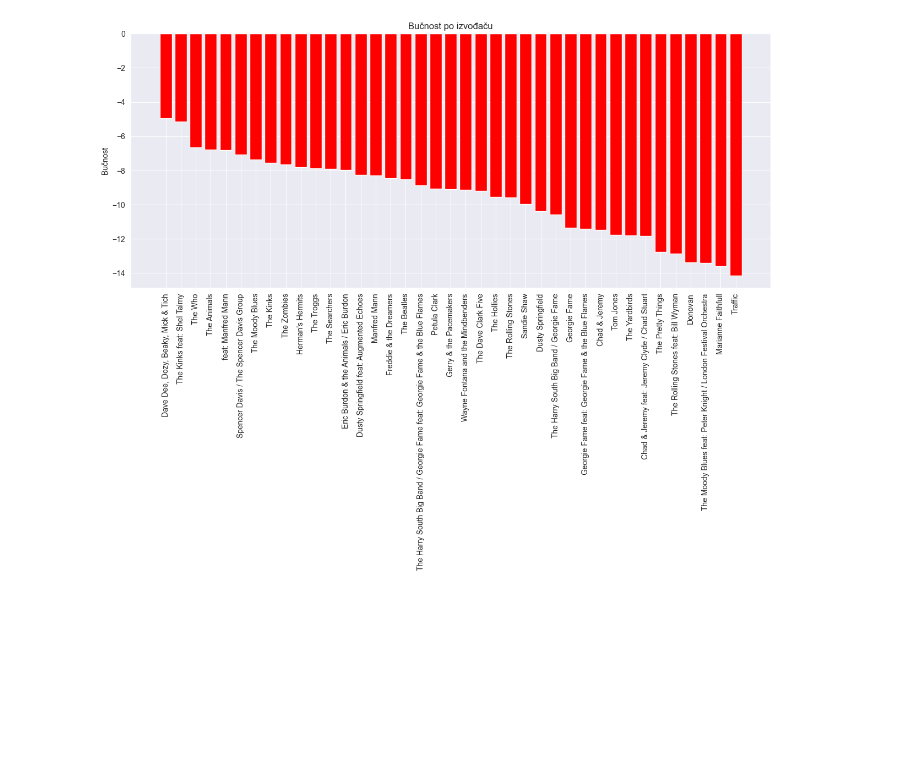
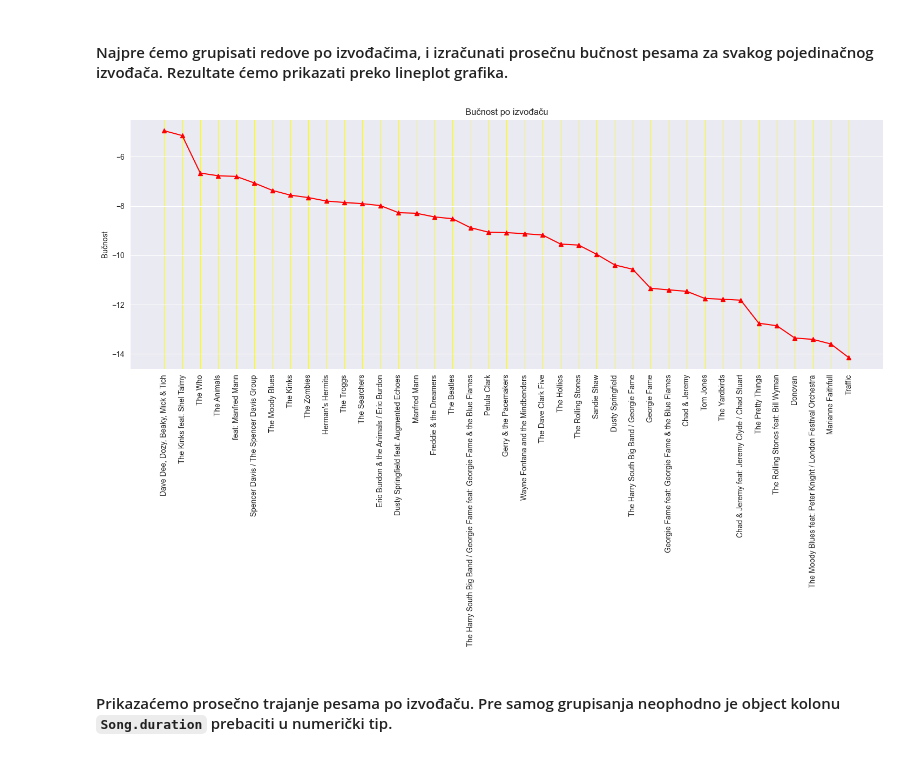
Before and after one commit to Niecmano/sempandas, a Jupyter notebook: notebooks/pandas4.ipynb, the cells around one changed output. Cells and saved outputs as stored; diff of their text form; code cells hidden in the pictures; blank space fills up the shorter version.

```diff
--- a/notebooks/pandas4.ipynb
+++ b/notebooks/pandas4.ipynb
@@ -12,9 +27,14 @@ bpa = bpa.sort_values(ascending=False)
+# %% [markdown]
+ #### Najpre ćemo grupisati redove po izvođačima, i izračunati prosečnu bučnost pesama za svakog pojedinačnog izvođača. Rezultate ćemo prikazati preko lineplot grafika.
 # %%
-fg,ax = plt.subplots(figsize=(15,6))
-ax.bar(bpa.index,bpa.values, color='red')
+fg,ax = plt.subplots(figsize=(18,6))
+ax.plot(bpa.index,bpa.values, color='red',marker='^')
 ax.set_title('Bučnost po izvođaču')
 ax.set_ylabel('Bučnost')
 ax.tick_params(axis='x',labelrotation=90)
+ax.grid(visible=True, axis='x', which='major', color='yellow')
 plt.show()
 # %% [output]
-[figure, old version]
+[figure, new version]
+# %% [markdown]
+#### Prikazaćemo prosečno trajanje pesama po izvođaču. Pre samog grupisanja neophodno je object kolonu `Song.duration` prebaciti u numerički tip.
```
Also changed, not shown: parts of 20 cells of this notebook, 3 other files.
